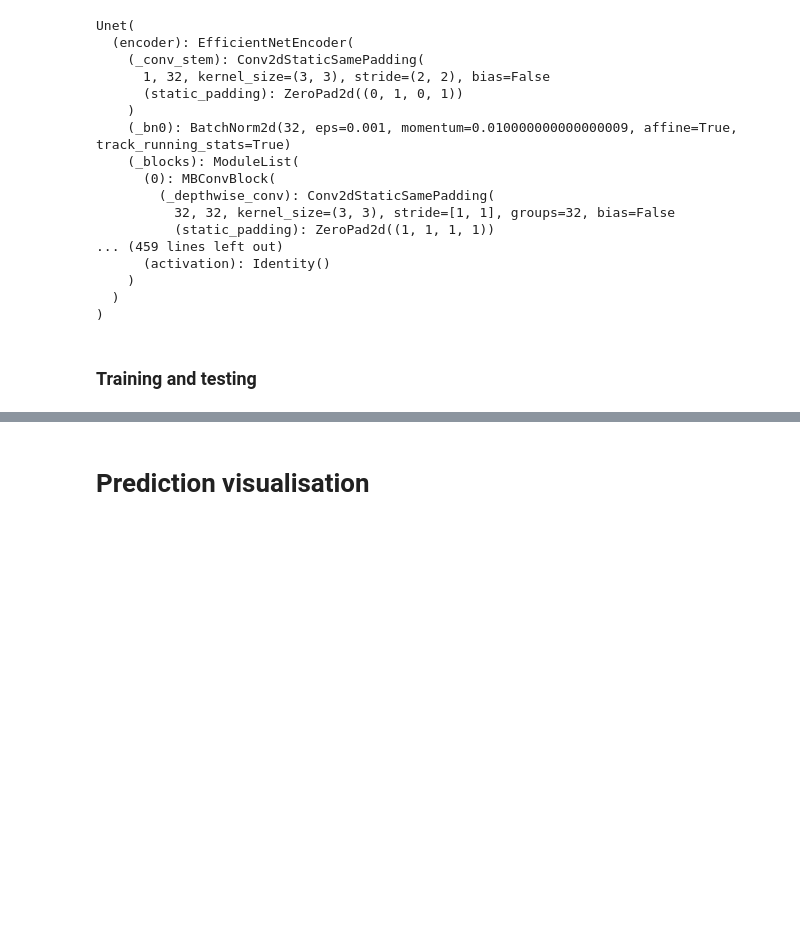
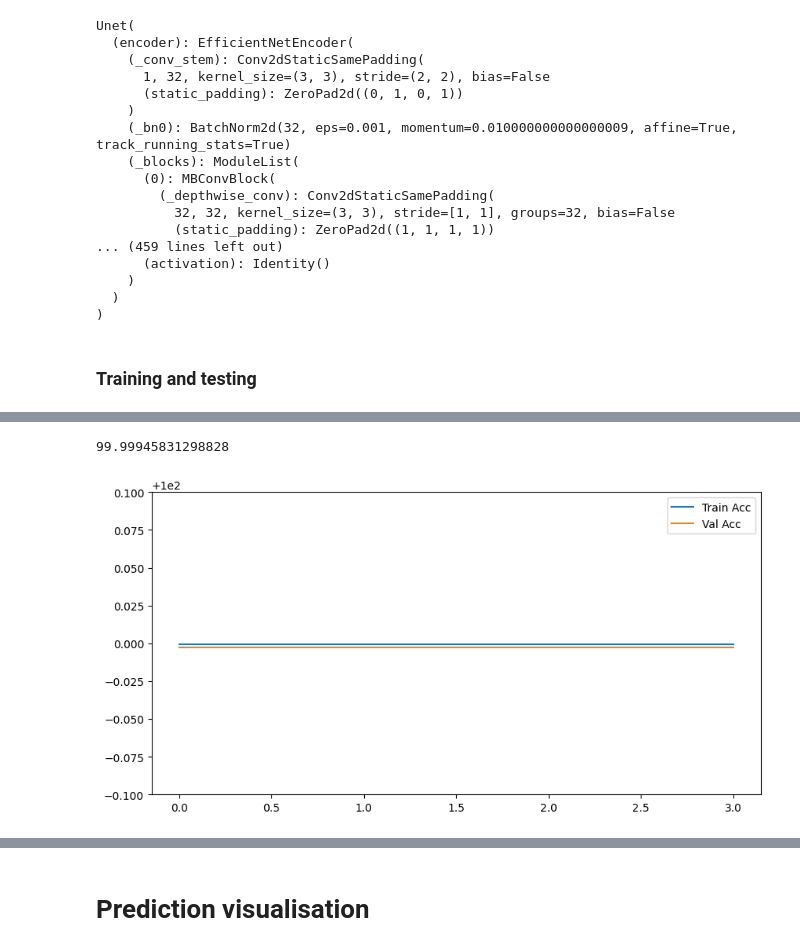
Before and after one commit to GeoKauko/TheNavySeals, a Jupyter notebook: 2_Seal_detection.ipynb, the cells around one changed output, grey strips where cells are left out. Drawn from its saved outputs; the diff is of its cells as text; code cells hidden in the pictures; blank space fills up the shorter version.

```diff
--- a/2_Seal_detection.ipynb
+++ b/2_Seal_detection.ipynb
@@ -364,0 +408,12 @@ Epoch 30/30, Train Loss: 0.3302, Test Loss: 0.4309
+# %%
+print(tr_acc)
+
+plt.figure(figsize=(10, 5))
+plt.plot(tr_accs, label='Train Acc')
+plt.plot(val_accs, label = "Val Acc")
+plt.ylim(99.9, 100.1)
+plt.legend()
+plt.show()
+# %% [output]
+99.99945831298828
+[figure, added]
```
Also changed, not shown: parts of 12 cells of this notebook.
